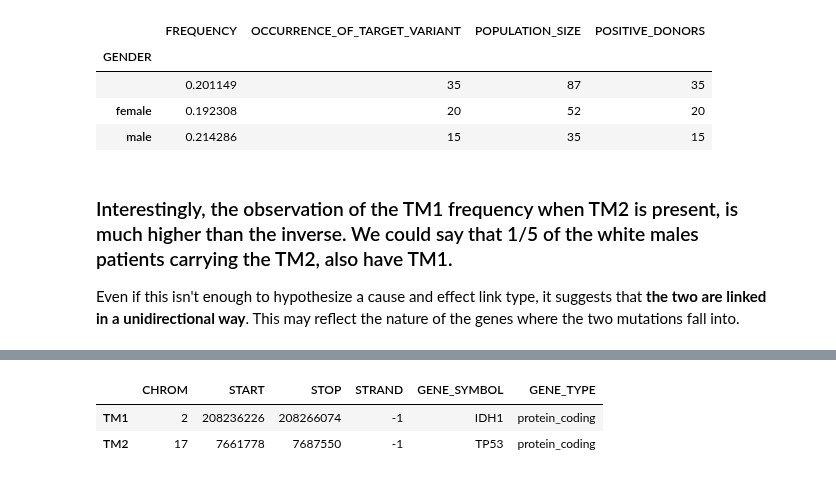
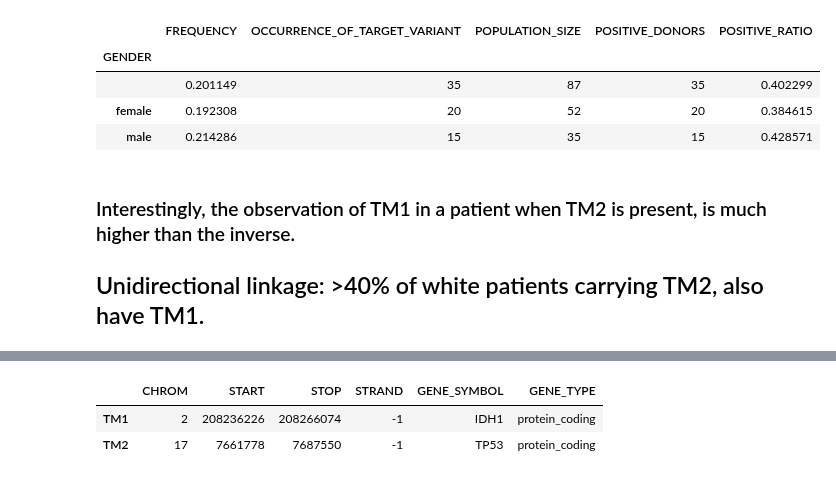
Before and after one commit to DEIB-GECO/VarSum, a Jupyter notebook: demo/correlation in genes causing tumor development.ipynb, the cells around one changed output, grey strips where cells are left out. Saved outputs shown, nothing was run; the diff lists cells and outputs as text; code cells hidden in the pictures.

```diff
--- a/demo/correlation in genes causing tumor development.ipynb
+++ b/demo/correlation in genes causing tumor development.ipynb
@@ -175,16 +189,16 @@ freq_distr_of_1_when_2_res = post_request('http://geco.deib.polimi.it/popstudy/a
 # %%
 freq_distr_of_1_when_2_res_df = pd.DataFrame.from_records(freq_distr_of_1_when_2_res['rows'], columns=freq_distr_of_1_when_2_res['columns'])
 freq_distr_of_1_when_2_res_df.fillna(value='', inplace=True)    # replaces Nones (== any value) with ''
 
 df20 = freq_distr_of_1_when_2_res_df.pivot_table(freq_distr_of_1_when_2_res_df, ['GENDER'])
+df20['POSITIVE_RATIO'] = df20.apply(lambda r: r['POSITIVE_DONORS']/r['POPULATION_SIZE'], axis=1)
 df20
 # %% [output]
-|  | FREQUENCY | OCCURRENCE_OF_TARGET_VARIANT | POPULATION_SIZE | POSITIVE_DONORS |
-| GENDER |  |  |  |  |
-|  | 0.201149 | 35 | 87 | 35 |
-| female | 0.192308 | 20 | 52 | 20 |
-| male | 0.214286 | 15 | 35 | 15 |
+|  | FREQUENCY | OCCURRENCE_OF_TARGET_VARIANT | POPULATION_SIZE | POSITIVE_DONORS | POSITIVE_RATIO |
+| GENDER |  |  |  |  |  |
+|  | 0.201149 | 35 | 87 | 35 | 0.402299 |
+| female | 0.192308 | 20 | 52 | 20 | 0.384615 |
+| male | 0.214286 | 15 | 35 | 15 | 0.428571 |
 # %% [markdown]
-### Interestingly, the observation of the TM1 frequency when TM2 is present, is much higher than the inverse. We could say that 1/5 of the white males patients carrying the TM2, also have TM1.
-
-Even if this isn't enough to hypothesize a cause and effect link type, it suggests that __the two are linked in a unidirectional way__. This may reflect the nature of the genes where the two mutations fall into.
+### Interestingly, the observation of TM1 in a patient when TM2 is present, is much higher than the inverse.
+## Unidirectional linkage: >40% of white patients carrying TM2, also have TM1.
```
Also changed, not shown: parts of 35 cells of this notebook, 1 other file.
